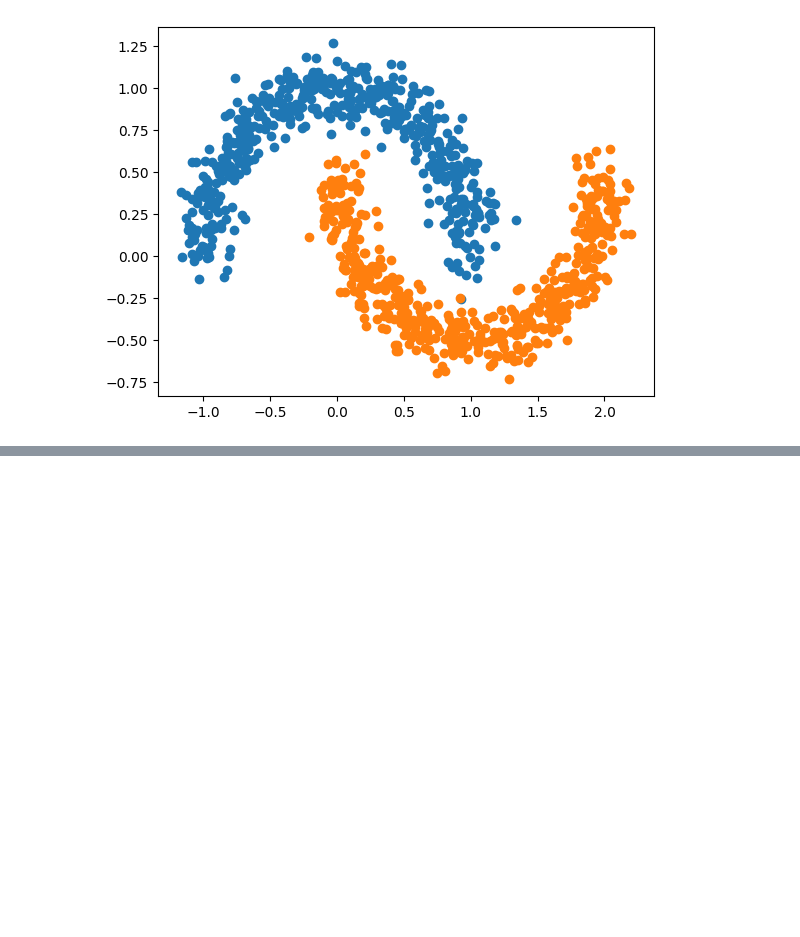
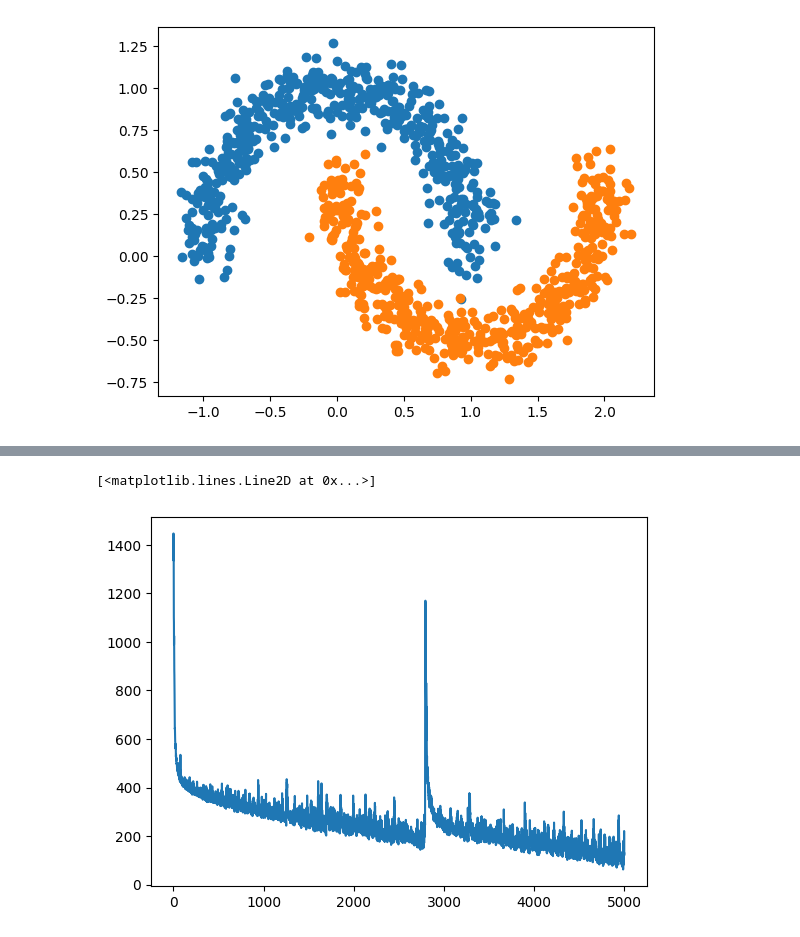
Before and after one commit to al-jshen/eqflow, a Jupyter notebook: examples/dual_moons.ipynb, the cells around one changed output, grey strips where cells are left out. Saved outputs shown, nothing was run; the diff lists cells and outputs as text; code cells hidden in the pictures; blank space fills up the shorter version.

```diff
--- a/examples/dual_moons.ipynb
+++ b/examples/dual_moons.ipynb
@@ -44,6 +92,11 @@ for e in (pbar := tqdm(range(3000))):
     losses.append(loss_value)
     if e % 100 == 0:
         pbar.set_description(f"loss: {loss_value:.3f}")
+# %%
+plt.plot(losses)
+# %% [output]
+[<matplotlib.lines.Line2D at 0x...>]
+[figure, added]
 # %%
 xgrid = jnp.linspace(-1.5, 2.5)
 ygrid = jnp.linspace(-1.5, 2.5)
```
Also changed, not shown: parts of 12 cells of this notebook.
